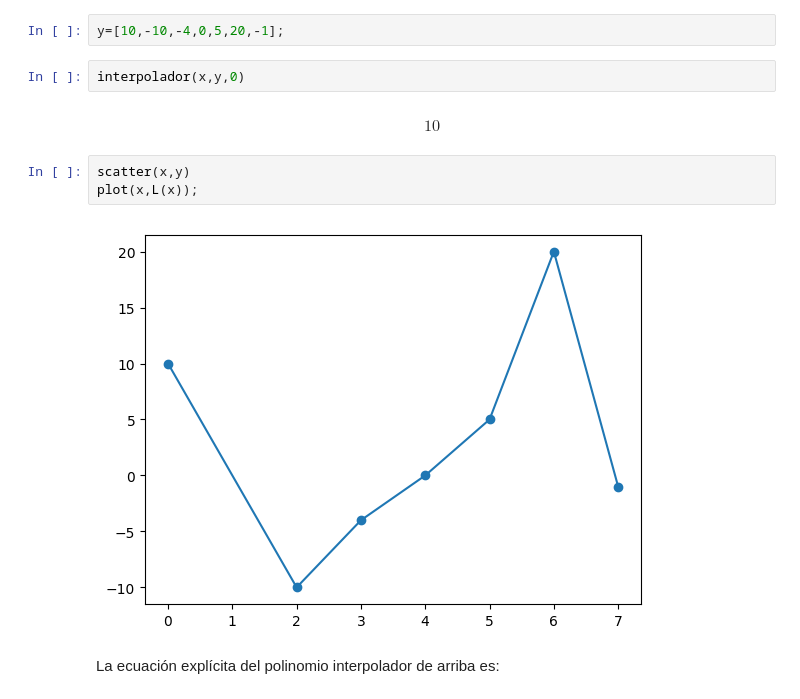
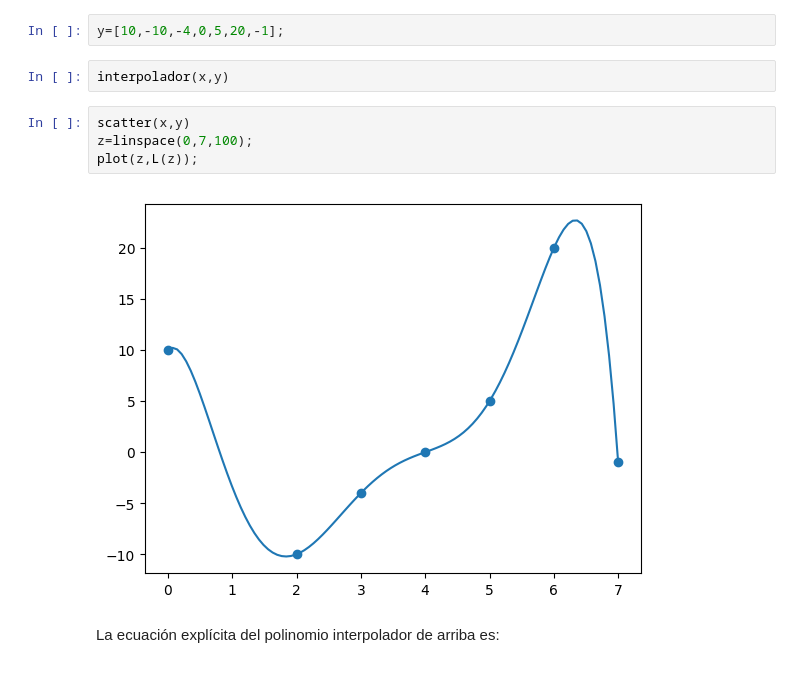
Before and after one commit to Giovanni-Alonso-Torres/Fisica_Computacional_Alonso_Torres, a Jupyter notebook: Tarea_7.ipynb, the cells around one changed output. Drawn from its saved outputs; the diff is of its cells as text.

Commit message:
Tarea 7, interpolador Lagrange

```diff
--- a/Tarea_7.ipynb
+++ b/Tarea_7.ipynb
@@ -132,14 +136,13 @@ x=[0,2,3,4,5,6,7];
 # %%
 y=[10,-10,-4,0,5,20,-1];
 # %%
-interpolador(x,y,0)
+interpolador(x,y)
-# %% [output]
-$$10$$
 # %%
 scatter(x,y)
-plot(x,L(x));
+z=linspace(0,7,100);
+plot(z,L(z));
 # %% [output]
-[figure, old version]
+[figure, new version]
 # %% [markdown]
 La ecuación explícita del polinomio interpolador de arriba es:
 # %%
```
Also changed, not shown: parts of 7 cells of this notebook.
